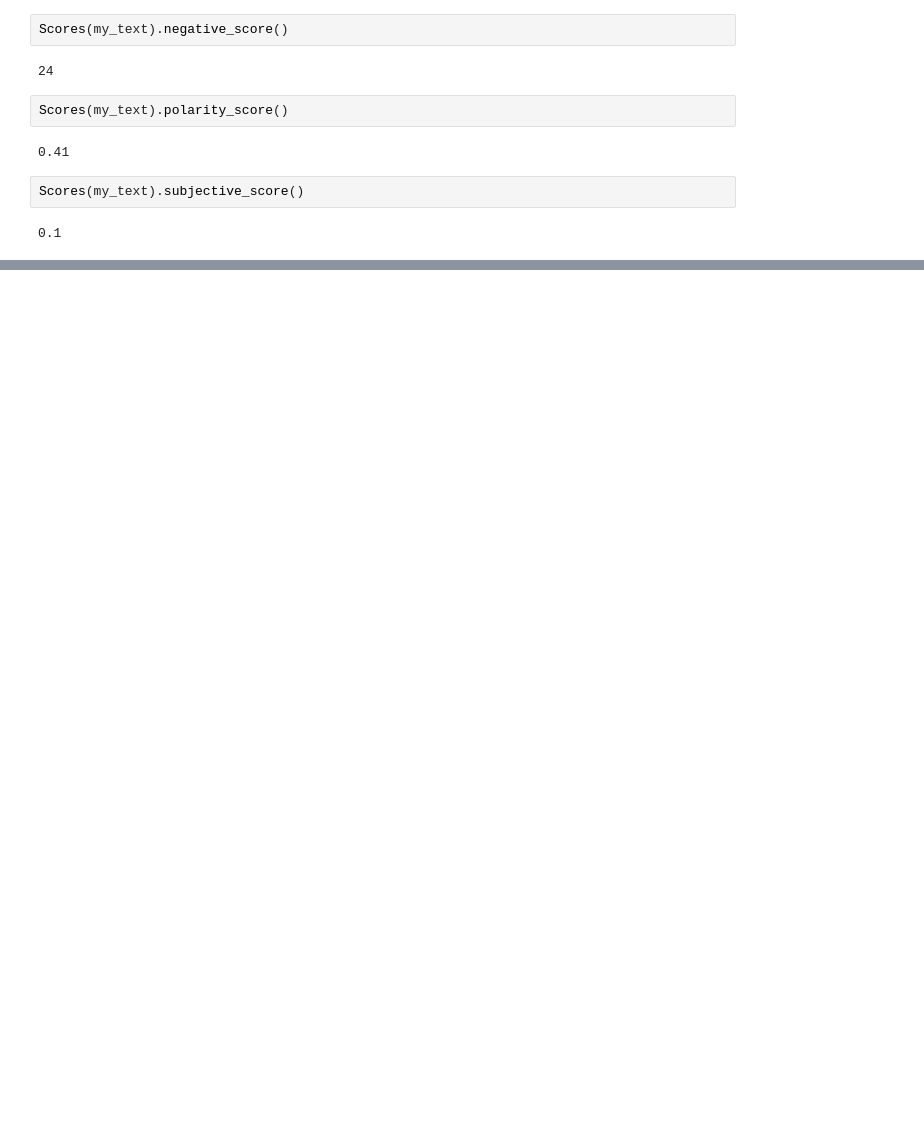
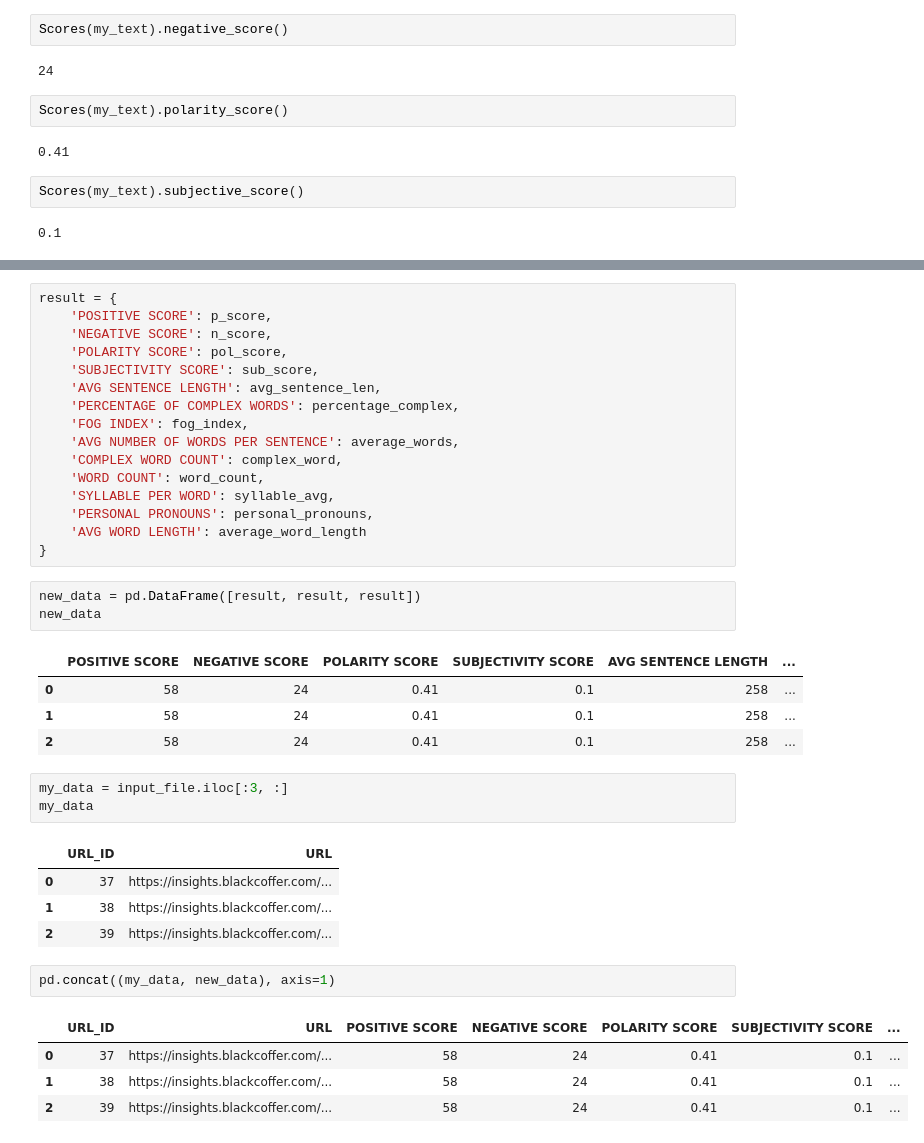
Before and after one commit to Ranjitdev/Sentiment_analysis_Blackcoffer, a Jupyter notebook: notebook/Untitled.ipynb, the cells around one changed output, grey strips where cells are left out. Drawn from its saved outputs; the diff is of its cells as text; blank space fills up the shorter version.

Commit message:
data updater

```diff
--- a/notebook/Untitled.ipynb
+++ b/notebook/Untitled.ipynb
@@ -522,0 +550,39 @@ Scores(my_text).subjective_score()
+# %%
+result = {
+    'POSITIVE SCORE': p_score,
+    'NEGATIVE SCORE': n_score,
+    'POLARITY SCORE': pol_score,
+    'SUBJECTIVITY SCORE': sub_score,
+    'AVG SENTENCE LENGTH': avg_sentence_len,
+    'PERCENTAGE OF COMPLEX WORDS': percentage_complex,
+    'FOG INDEX': fog_index,
+    'AVG NUMBER OF WORDS PER SENTENCE': average_words,
+    'COMPLEX WORD COUNT': complex_word,
+    'WORD COUNT': word_count,
+    'SYLLABLE PER WORD': syllable_avg,
+    'PERSONAL PRONOUNS': personal_pronouns,
+    'AVG WORD LENGTH': average_word_length
+}
+# %%
+new_data = pd.DataFrame([result, result, result])
+new_data
+# %% [output]
+|  | POSITIVE SCORE | NEGATIVE SCORE | POLARITY SCORE | SUBJECTIVITY SCORE | AVG SENTENCE LENGTH | ... |
+| 0 | 58 | 24 | 0.41 | 0.1 | 258 | ... |
+| 1 | 58 | 24 | 0.41 | 0.1 | 258 | ... |
+| 2 | 58 | 24 | 0.41 | 0.1 | 258 | ... |
+# %%
+my_data = input_file.iloc[:3, :]
+my_data
+# %% [output]
+|  | URL_ID | URL |
+| 0 | 37 | https://insights.blackcoffer.com/... |
+| 1 | 38 | https://insights.blackcoffer.com/... |
+| 2 | 39 | https://insights.blackcoffer.com/... |
+# %%
+pd.concat((my_data, new_data), axis=1)
+# %% [output]
+|  | URL_ID | URL | POSITIVE SCORE | NEGATIVE SCORE | POLARITY SCORE | SUBJECTIVITY SCORE | ... |
+| 0 | 37 | https://insights.blackcoffer.com/... | 58 | 24 | 0.41 | 0.1 | ... |
+| 1 | 38 | https://insights.blackcoffer.com/... | 58 | 24 | 0.41 | 0.1 | ... |
+| 2 | 39 | https://insights.blackcoffer.com/... | 58 | 24 | 0.41 | 0.1 | ... |
```
Also changed, not shown: parts of 3 cells of this notebook, 10 other files.
